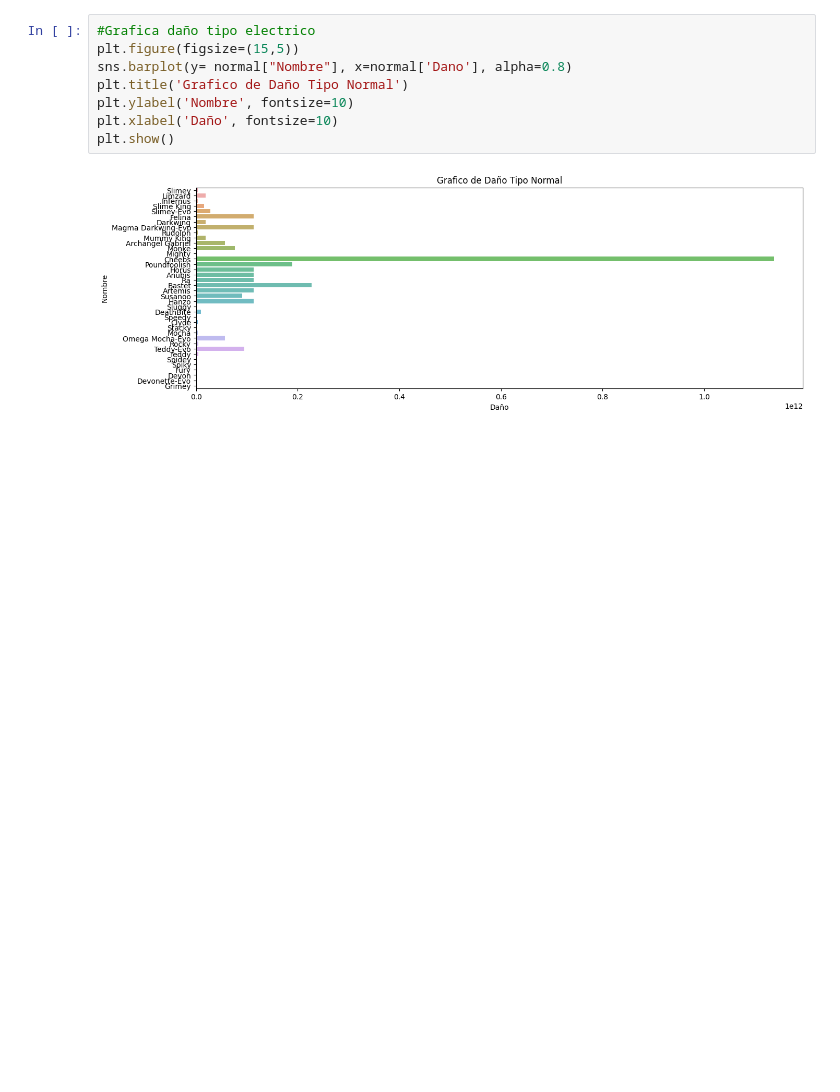
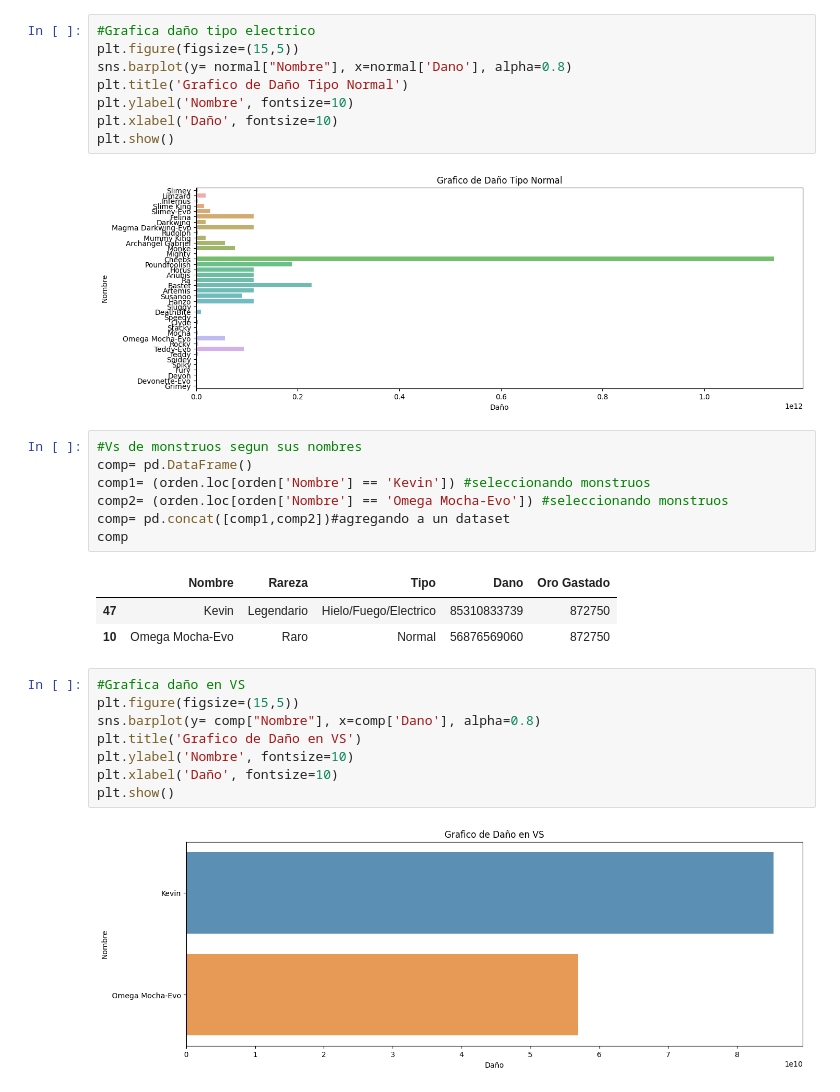
Before and after one commit to Arnovis27/Codicia_Invocador, a Jupyter notebook: Analisis Codicia.ipynb, the cells around one changed output. Cells and saved outputs as stored; diff of their text form; blank space fills up the shorter version.

```diff
--- a/Analisis Codicia.ipynb
+++ b/Analisis Codicia.ipynb
@@ -216,3 +216,24 @@ plt.xlabel('Daño', fontsize=10)
 plt.show()
 # %% [output]
 [figure]
+# %%
+#Vs de monstruos segun sus nombres
+comp= pd.DataFrame()
+comp1= (orden.loc[orden['Nombre'] == 'Kevin']) #seleccionando monstruos
+comp2= (orden.loc[orden['Nombre'] == 'Omega Mocha-Evo']) #seleccionando monstruos
+comp= pd.concat([comp1,comp2])#agregando a un dataset
+comp
+# %% [output]
+|  | Nombre | Rareza | Tipo | Dano | Oro Gastado |
+| 47 | Kevin | Legendario | Hielo/Fuego/Electrico | 85310833739 | 872750 |
+| 10 | Omega Mocha-Evo | Raro | Normal | 56876569060 | 872750 |
+# %%
+#Grafica daño en VS
+plt.figure(figsize=(15,5))
+sns.barplot(y= comp["Nombre"], x=comp['Dano'], alpha=0.8)
+plt.title('Grafico de Daño en VS')
+plt.ylabel('Nombre', fontsize=10)
+plt.xlabel('Daño', fontsize=10)
+plt.show()
+# %% [output]
+[figure, added]
```
